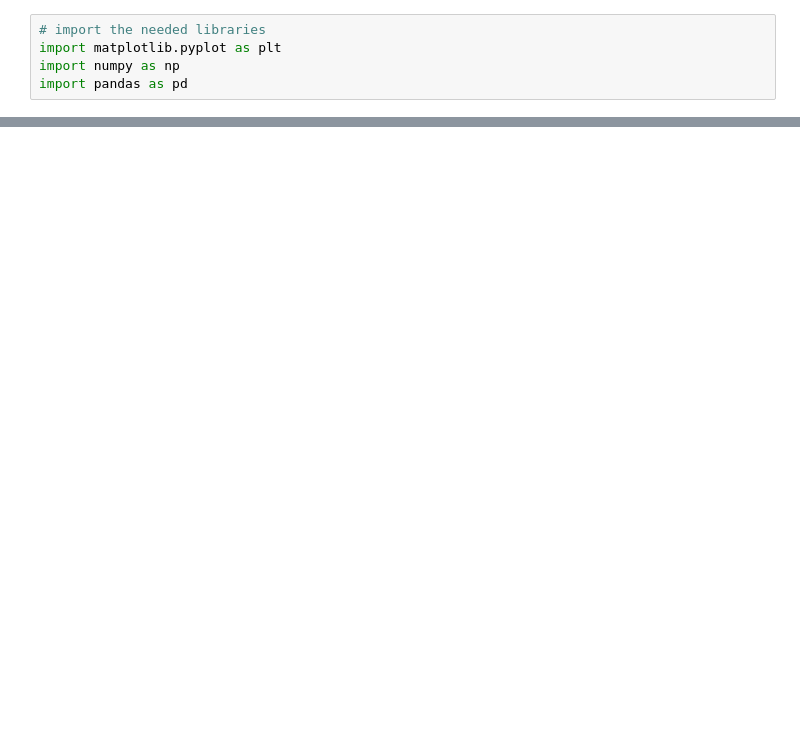
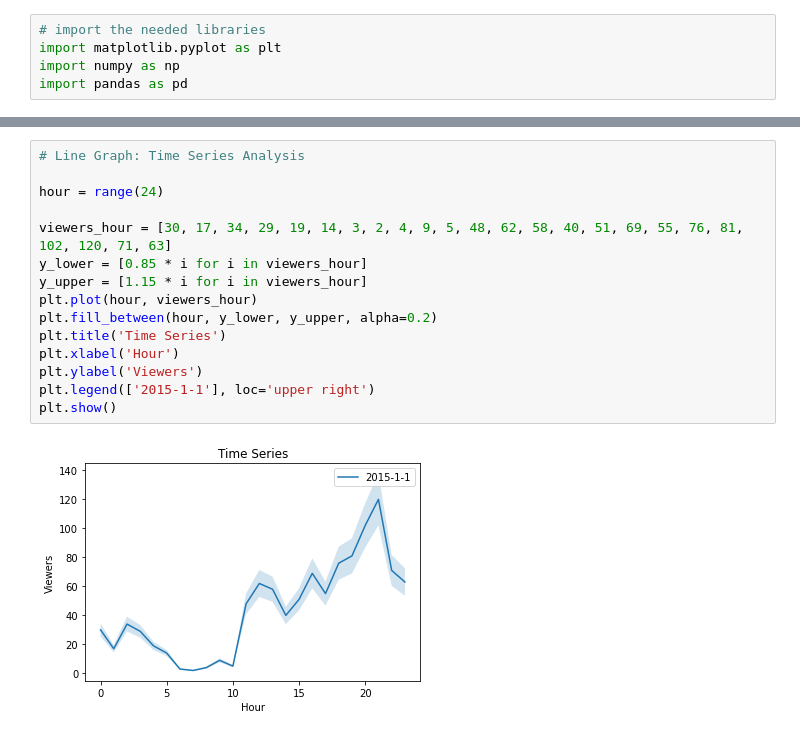
Before and after one commit to javierunix/Twich, a Jupyter notebook: visualize.ipynb, the cells around one changed output, grey strips where cells are left out. Cells and saved outputs as stored; diff of their text form; blank space fills up the shorter version.

```diff
--- a/visualize.ipynb
+++ b/visualize.ipynb
@@ -41,0 +45,17 @@ AttributeError: 'Series' object has no attribute 'game'
+# %%
+# Line Graph: Time Series Analysis
+
+hour = range(24)
+
+viewers_hour = [30, 17, 34, 29, 19, 14, 3, 2, 4, 9, 5, 48, 62, 58, 40, 51, 69, 55, 76, 81, 102, 120, 71, 63]
+y_lower = [0.85 * i for i in viewers_hour]
+y_upper = [1.15 * i for i in viewers_hour]
+plt.plot(hour, viewers_hour)
+plt.fill_between(hour, y_lower, y_upper, alpha=0.2)
+plt.title('Time Series')
+plt.xlabel('Hour')
+plt.ylabel('Viewers')
+plt.legend(['2015-1-1'], loc='upper right')
+plt.show()
+# %% [output]
+[figure, added]
```
Also changed, not shown: parts of 5 cells of this notebook.
